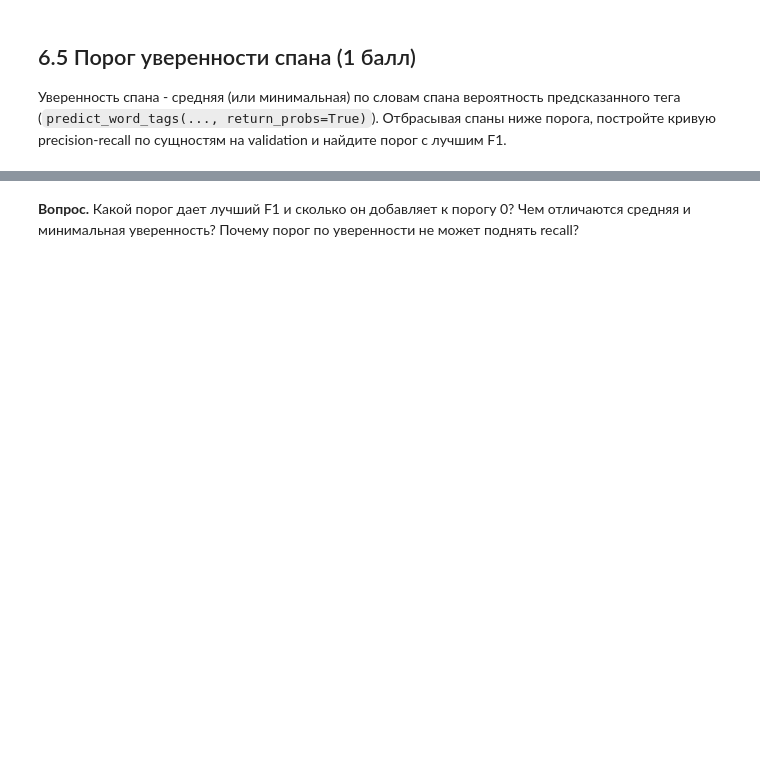
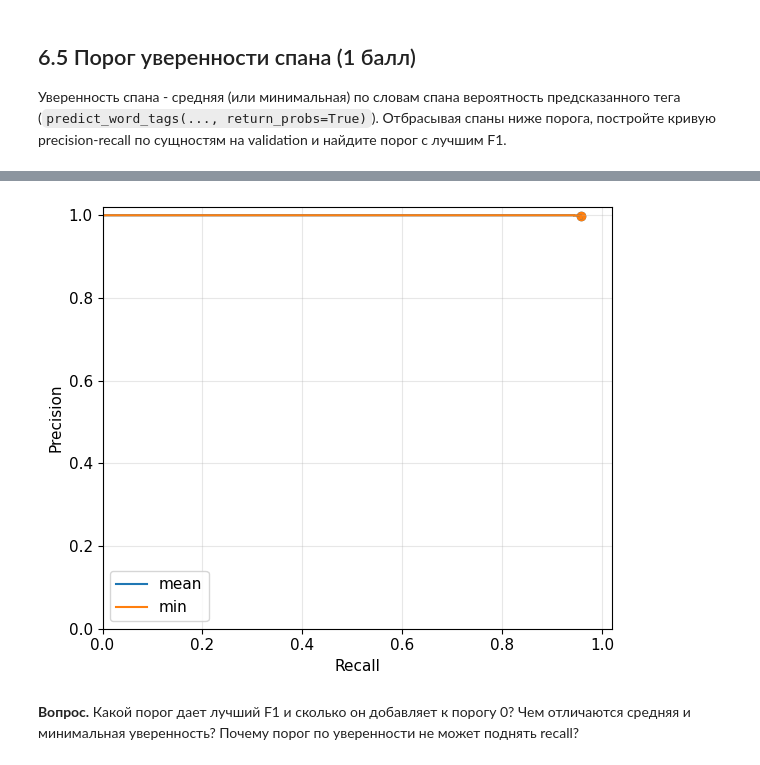
Before and after one commit to Artemmeteo/DeepLearning_ITMO, a Jupyter notebook: hw2_students/hw2_nlp.ipynb, the cells around one changed output, grey strips where cells are left out. Cells and saved outputs as stored; diff of their text form; code cells hidden in the pictures; blank space fills up the shorter version.

```diff
--- a/hw2_students/hw2_nlp.ipynb
+++ b/hw2_students/hw2_nlp.ipynb
@@ -652,3 +2026,16 @@ if '6.1' in BONUS_TASKS:
 ## 6.2 Другая модель (1 балл)
 
 Сравните с другим энкодером (многоязычный vs одноязычный, base vs маленький) при том же протоколе - или zero-shot NER открытой LLM с Hugging Face против дообученного энкодера. Сравните F1, время обучения и инференса, размер.
+# %%
+import gc
+
+LARGE_MODEL_ID = "google-bert/bert-large-cased"
+LARGE_REVISION = "06fa25dc1b6e034e91607fd67c247051ccaeff65"
+
+COMPARISON_BATCH_SIZE = 1
+
+BENCHMARK_WARMUP = 5
+BENCHMARK_RUNS = 20
+COMPILE_F1_TOLERANCE = 0.005
+
+bonus_results = {}
@@ -658,0 +2188,13 @@ if '6.2' in BONUS_TASKS:
+# %%
+if '6.2' in BONUS_TASKS:
+    large_history, large_train_seconds = train_ner(
+        large_model,
+        large_tokenized["train"],
+        large_tokenized["validation"],
+        epochs=EPOCHS,
+        lr=LR,
+        batch_size=BATCH_SIZE,
+        tok=large_tokenizer,
+        out_dir="runs/bert-large",
+    )
+    RUN_TIMES["train_large_sec"] = large_train_seconds
@@ -697,3 +2656,24 @@ if '6.5' in BONUS_TASKS:
+# %%
+if '6.5' in BONUS_TASKS:
+    fig, ax = plt.subplots(figsize=(6, 5))
+    for aggregation, result in threshold_results["variants"].items():
+        curve = result["curve"]
+        ax.plot(
+            [point["recall"] for point in curve],
+            [point["precision"] for point in curve],
+            label=aggregation,
+        )
+        ax.scatter(
+            result["after"]["recall"], result["after"]["precision"], s=35
+        )
+    ax.set(xlabel="Recall", ylabel="Precision", xlim=(0, 1.02), ylim=(0, 1.02))
+    ax.grid(alpha=0.3)
+    ax.legend()
+    fig.tight_layout()
+    fig.savefig(ARTIFACTS / "precision_recall_thresholds.png", dpi=150)
+    plt.show()
+# %% [output]
+[figure, added]
 # %% [markdown]
 **Вопрос.** Какой порог дает лучший F1 и сколько он добавляет к порогу 0? Чем отличаются средняя и минимальная уверенность? Почему порог по уверенности не может поднять recall?
 # %% [markdown]
```
Also changed, not shown: parts of 84 cells of this notebook, 5 other files.
